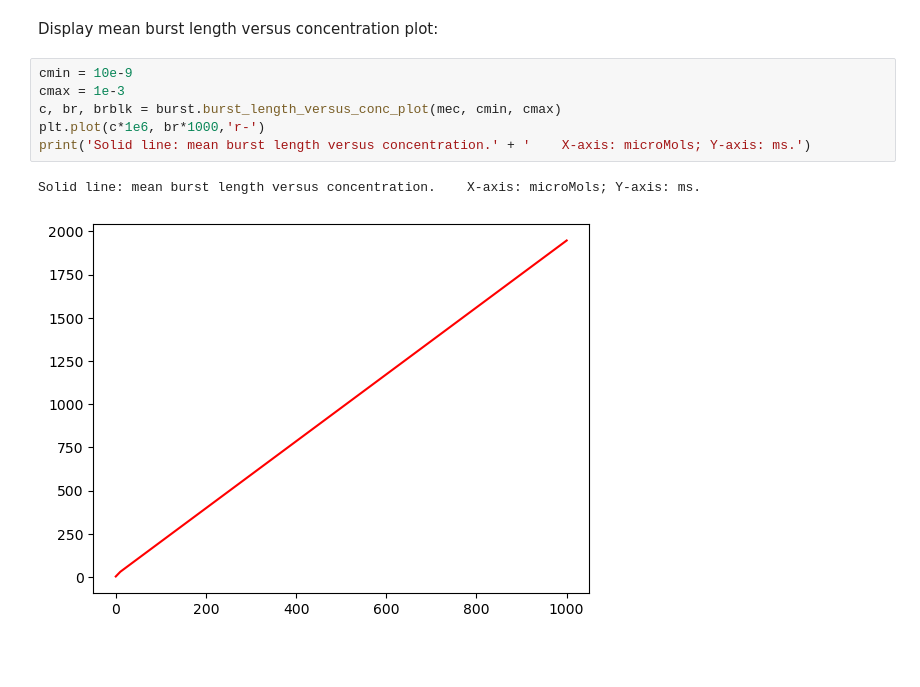
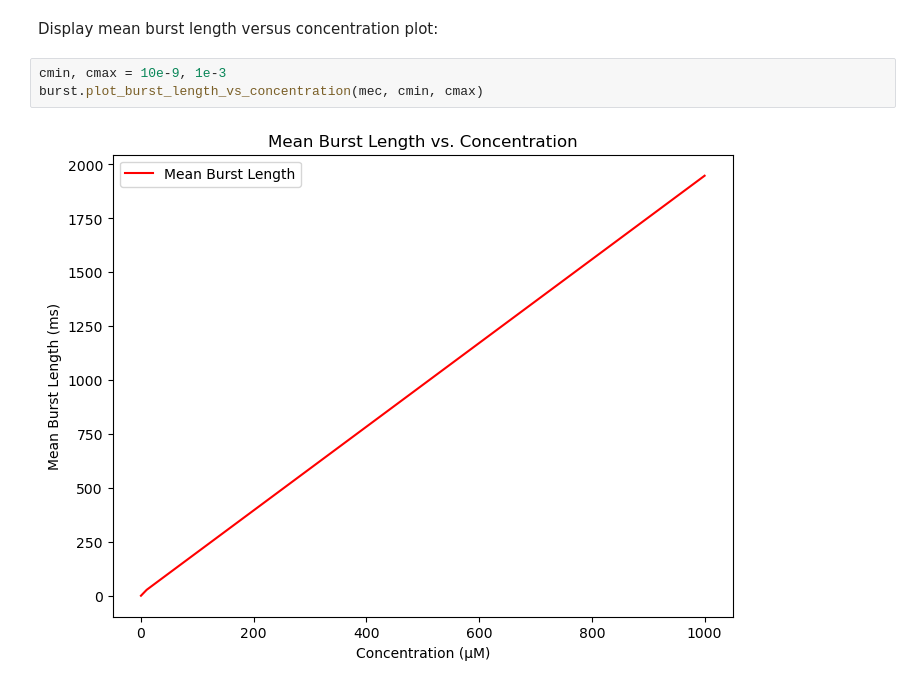
Before and after one commit to DCPROGS/SCALCS, a Jupyter notebook: examples/Burst.ipynb, the cells around one changed output. Saved outputs shown, nothing was run; the diff lists cells and outputs as text; blank space fills up the shorter version.

```diff
--- a/examples/Burst.ipynb
+++ b/examples/Burst.ipynb
@@ -163,12 +133,8 @@ Popen WITHIN BURST = (open time/burst)/(burst length) = 0.97786
 Total Popen = (open time/burst)/(burst length + mean gap between bursts) = 0.0018869
 # %% [markdown]
   Display mean burst length versus concentration plot:
-# %%
-cmin = 10e-9
-cmax = 1e-3
-c, br, brblk = burst.burst_length_versus_conc_plot(mec, cmin, cmax)
-plt.plot(c*1e6, br*1000,'r-')
-print('Solid line: mean burst length versus concentration.' + '    X-axis: microMols; Y-axis: ms.')
-# %% [output]
-Solid line: mean burst length versus concentration.    X-axis: microMols; Y-axis: ms.
-[figure, removed]
+# %%
+cmin, cmax = 10e-9, 1e-3
+burst.plot_burst_length_vs_concentration(mec, cmin, cmax)
+# %% [output]
+[figure, added]
```
Also changed, not shown: parts of 7 cells of this notebook, 3 other files.
